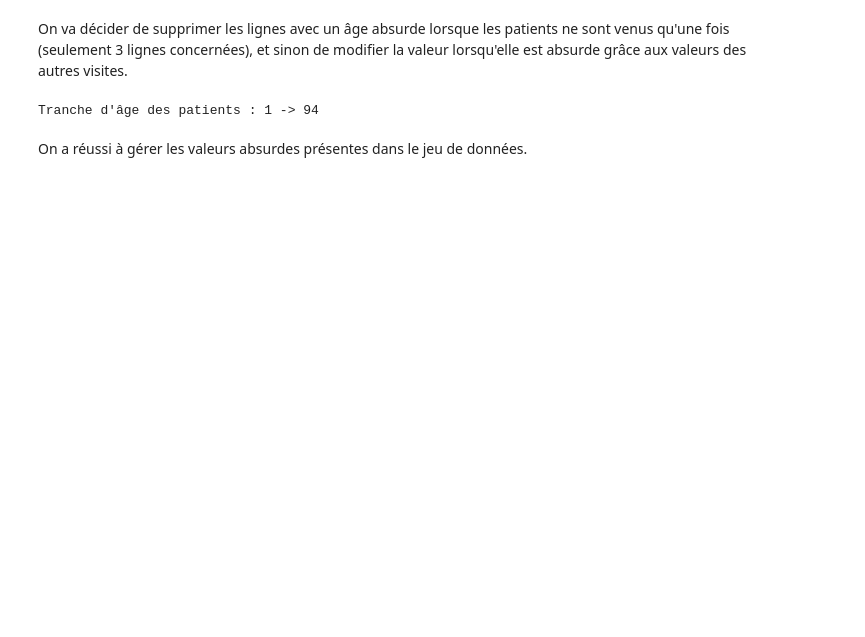
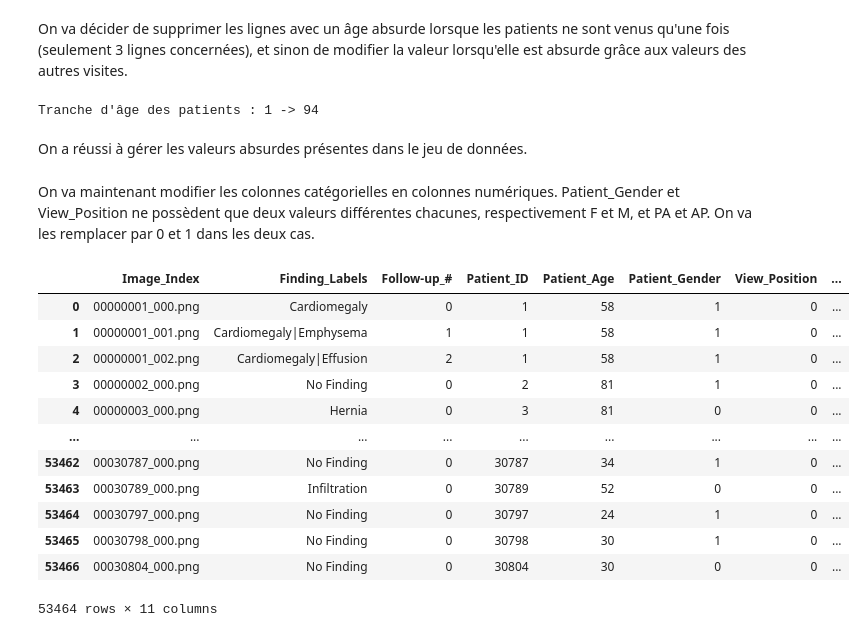
Before and after one commit to ClarenceBrn/Fairness, a Jupyter notebook: MiProjet_Bernabe_Clarence.ipynb, the cells around one changed output. Cells and saved outputs as stored; diff of their text form; code cells hidden in the pictures; blank space fills up the shorter version.

```diff
--- a/MiProjet_Bernabe_Clarence.ipynb
+++ b/MiProjet_Bernabe_Clarence.ipynb
@@ -246,3 +231,27 @@ print("Tranche d'âge des patients : " + str(df["Patient_Age"].min()) + " -> " +
 Tranche d'âge des patients : 1 -> 94
 # %% [markdown]
 On a réussi à gérer les valeurs absurdes présentes dans le jeu de données.
+# %% [markdown]
+On va maintenant modifier les colonnes catégorielles en colonnes numériques. Patient_Gender et View_Position ne possèdent que deux valeurs différentes chacunes, respectivement F et M, et PA et AP. On va les remplacer par 0 et 1 dans les deux cas.
+# %%
+mapping_genre = {'F': 0, 'M': 1}
+mapping_vue = {'PA': 0, 'AP': 1}
+
+df['Patient_Gender'] = df['Patient_Gender'].map(mapping_genre)
+df['View_Position'] = df['View_Position'].map(mapping_vue)
+# %%
+df
+# %% [output]
+|  | Image_Index | Finding_Labels | Follow-up_# | Patient_ID | Patient_Age | Patient_Gender | View_Position | ... |
+| 0 | 00000001_000.png | Cardiomegaly | 0 | 1 | 58 | 1 | 0 | ... |
+| 1 | 00000001_001.png | Cardiomegaly|Emphysema | 1 | 1 | 58 | 1 | 0 | ... |
+| 2 | 00000001_002.png | Cardiomegaly|Effusion | 2 | 1 | 58 | 1 | 0 | ... |
+| 3 | 00000002_000.png | No Finding | 0 | 2 | 81 | 1 | 0 | ... |
+| 4 | 00000003_000.png | Hernia | 0 | 3 | 81 | 0 | 0 | ... |
+| ... | ... | ... | ... | ... | ... | ... | ... | ... |
+| 53462 | 00030787_000.png | No Finding | 0 | 30787 | 34 | 1 | 0 | ... |
+| 53463 | 00030789_000.png | Infiltration | 0 | 30789 | 52 | 0 | 0 | ... |
+| 53464 | 00030797_000.png | No Finding | 0 | 30797 | 24 | 1 | 0 | ... |
+| 53465 | 00030798_000.png | No Finding | 0 | 30798 | 30 | 1 | 0 | ... |
+| 53466 | 00030804_000.png | No Finding | 0 | 30804 | 30 | 0 | 0 | ... |
+53464 rows × 11 columns
```
Also changed, not shown: parts of 16 cells of this notebook.
